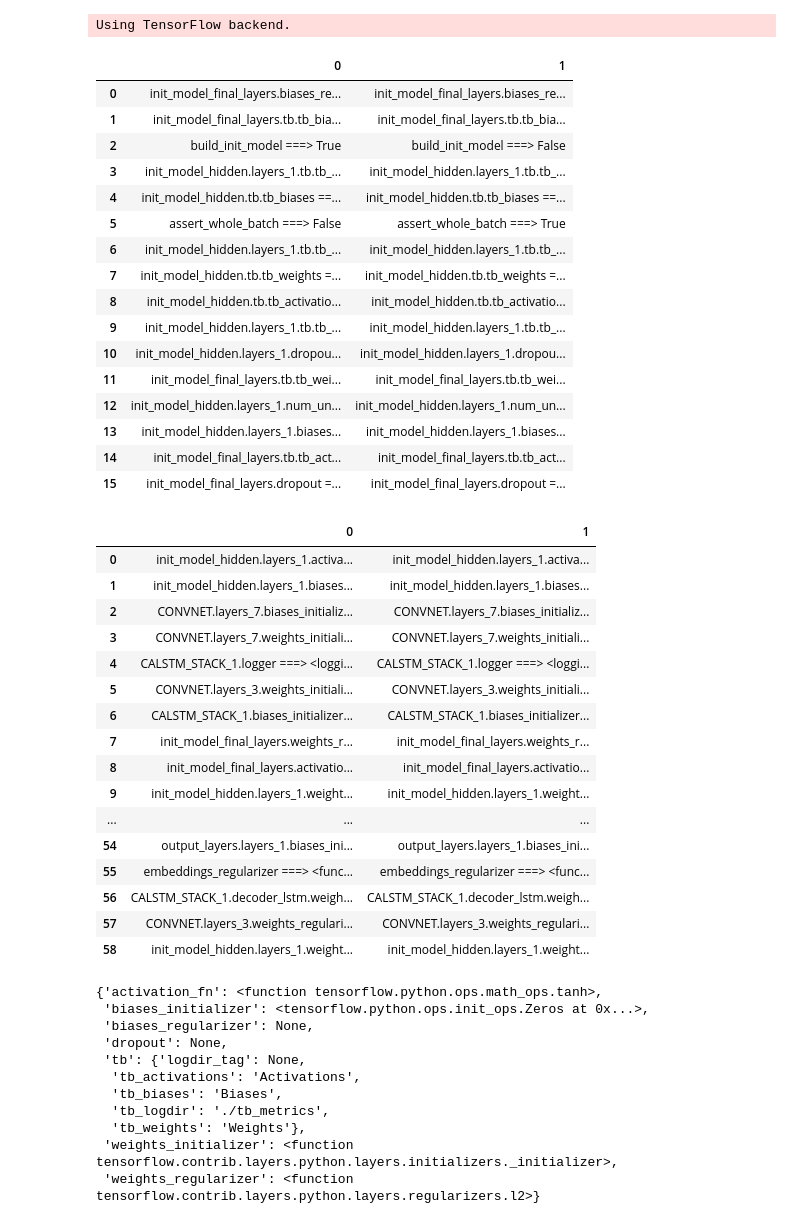
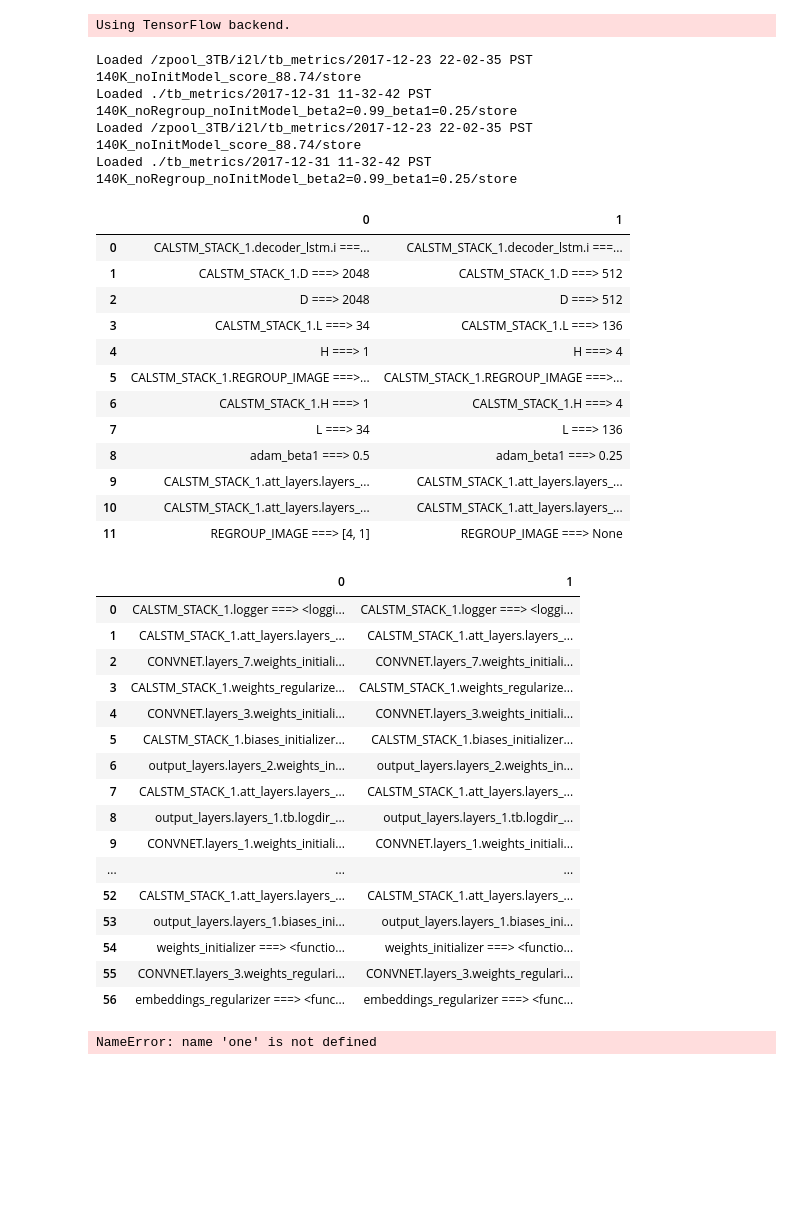
Before and after one commit to untrix/im2latex, a Jupyter notebook: src/diff_params.ipynb, the cells around one changed output. Saved outputs shown, nothing was run; the diff lists cells and outputs as text; code cells hidden in the pictures; blank space fills up the shorter version.

```diff
--- a/src/diff_params.ipynb
+++ b/src/diff_params.ipynb
@@ -33,56 +31,46 @@ one9
 # %%
-diff = DiffParams('/zpool_3TB/i2l/tb_metrics/2017-12-21 02-20-10 PST 140K_data_score_89.0', './tb_metrics/2017-12-23 22-02-35 PST')
+diff = DiffParams('/zpool_3TB/i2l/tb_metrics/2017-12-23 22-02-35 PST 140K_noInitModel_score_88.74/store', './tb_metrics/2017-12-31 11-32-42 PST 140K_noRegroup_noInitModel_beta2=0.99_beta1=0.25/store')
 one, two = diff.get_hyper()
 head, tail = diff.hyper(show=True)
 # head[~head[0].str.contains('CONVNET')]
 # %% [output]
+Loaded /zpool_3TB/i2l/tb_metrics/2017-12-23 22-02-35 PST 140K_noInitModel_score_88.74/store
+Loaded ./tb_metrics/2017-12-31 11-32-42 PST 140K_noRegroup_noInitModel_beta2=0.99_beta1=0.25/store
+Loaded /zpool_3TB/i2l/tb_metrics/2017-12-23 22-02-35 PST 140K_noInitModel_score_88.74/store
+Loaded ./tb_metrics/2017-12-31 11-32-42 PST 140K_noRegroup_noInitModel_beta2=0.99_beta1=0.25/store
 |  | 0 | 1 |
-| 0 | init_model_final_layers.biases_re... | init_model_final_layers.biases_re... |
-| 1 | init_model_final_layers.tb.tb_bia... | init_model_final_layers.tb.tb_bia... |
-| 2 | build_init_model ===> True | build_init_model ===> False |
-| 3 | init_model_hidden.layers_1.tb.tb_... | init_model_hidden.layers_1.tb.tb_... |
-| 4 | init_model_hidden.tb.tb_biases ==... | init_model_hidden.tb.tb_biases ==... |
-| 5 | assert_whole_batch ===> False | assert_whole_batch ===> True |
-| 6 | init_model_hidden.layers_1.tb.tb_... | init_model_hidden.layers_1.tb.tb_... |
-| 7 | init_model_hidden.tb.tb_weights =... | init_model_hidden.tb.tb_weights =... |
-| 8 | init_model_hidden.tb.tb_activatio... | init_model_hidden.tb.tb_activatio... |
-| 9 | init_model_hidden.layers_1.tb.tb_... | init_model_hidden.layers_1.tb.tb_... |
-| 10 | init_model_hidden.layers_1.dropou... | init_model_hidden.layers_1.dropou... |
-| 11 | init_model_final_layers.tb.tb_wei... | init_model_final_layers.tb.tb_wei... |
-| 12 | init_model_hidden.layers_1.num_un... | init_model_hidden.layers_1.num_un... |
-| 13 | init_model_hidden.layers_1.biases... | init_model_hidden.layers_1.biases... |
-| 14 | init_model_final_layers.tb.tb_act... | init_model_final_layers.tb.tb_act... |
-| 15 | init_model_final_layers.dropout =... | init_model_final_layers.dropout =... |
+| 0 | CALSTM_STACK_1.decoder_lstm.i ===... | CALSTM_STACK_1.decoder_lstm.i ===... |
+| 1 | CALSTM_STACK_1.D ===> 2048 | CALSTM_STACK_1.D ===> 512 |
+| 2 | D ===> 2048 | D ===> 512 |
+| 3 | CALSTM_STACK_1.L ===> 34 | CALSTM_STACK_1.L ===> 136 |
+| 4 | H ===> 1 | H ===> 4 |
+| 5 | CALSTM_STACK_1.REGROUP_IMAGE ===>... | CALSTM_STACK_1.REGROUP_IMAGE ===>... |
+| 6 | CALSTM_STACK_1.H ===> 1 | CALSTM_STACK_1.H ===> 4 |
+| 7 | L ===> 34 | L ===> 136 |
+| 8 | adam_beta1 ===> 0.5 | adam_beta1 ===> 0.25 |
+| 9 | CALSTM_STACK_1.att_layers.layers_... | CALSTM_STACK_1.att_layers.layers_... |
+| 10 | CALSTM_STACK_1.att_layers.layers_... | CALSTM_STACK_1.att_layers.layers_... |
+| 11 | REGROUP_IMAGE ===> [4, 1] | REGROUP_IMAGE ===> None |
 |  | 0 | 1 |
-| 0 | init_model_hidden.layers_1.activa... | init_model_hidden.layers_1.activa... |
-| 1 | init_model_hidden.layers_1.biases... | init_model_hidden.layers_1.biases... |
-| 2 | CONVNET.layers_7.biases_initializ... | CONVNET.layers_7.biases_initializ... |
-| 3 | CONVNET.layers_7.weights_initiali... | CONVNET.layers_7.weights_initiali... |
-| 4 | CALSTM_STACK_1.logger ===> <loggi... | CALSTM_STACK_1.logger ===> <loggi... |
-| 5 | CONVNET.layers_3.weights_initiali... | CONVNET.layers_3.weights_initiali... |
-| 6 | CALSTM_STACK_1.biases_initializer... | CALSTM_STACK_1.biases_initializer... |
-| 7 | init_model_final_layers.weights_r... | init_model_final_layers.weights_r... |
-| 8 | init_model_final_layers.activatio... | init_model_final_layers.activatio... |
-| 9 | init_model_hidden.layers_1.weight... | init_model_hidden.layers_1.weight... |
+| 0 | CALSTM_STACK_1.logger ===> <loggi... | CALSTM_STACK_1.logger ===> <loggi... |
+| 1 | CALSTM_STACK_1.att_layers.layers_... | CALSTM_STACK_1.att_layers.layers_... |
+| 2 | CONVNET.layers_7.weights_initiali... | CONVNET.layers_7.weights_initiali... |
+| 3 | CALSTM_STACK_1.weights_regularize... | CALSTM_STACK_1.weights_regularize... |
+| 4 | CONVNET.layers_3.weights_initiali... | CONVNET.layers_3.weights_initiali... |
+| 5 | CALSTM_STACK_1.biases_initializer... | CALSTM_STACK_1.biases_initializer... |
+| 6 | output_layers.layers_2.weights_in... | output_layers.layers_2.weights_in... |
+| 7 | CALSTM_STACK_1.att_layers.layers_... | CALSTM_STACK_1.att_layers.layers_... |
+| 8 | output_layers.layers_1.tb.logdir_... | output_layers.layers_1.tb.logdir_... |
+| 9 | CONVNET.layers_1.weights_initiali... | CONVNET.layers_1.weights_initiali... |
 | ... | ... | ... |
-| 54 | output_layers.layers_1.biases_ini... | output_layers.layers_1.biases_ini... |
-| 55 | embeddings_regularizer ===> <func... | embeddings_regularizer ===> <func... |
-| 56 | CALSTM_STACK_1.decoder_lstm.weigh... | CALSTM_STACK_1.decoder_lstm.weigh... |
-| 57 | CONVNET.layers_3.weights_regulari... | CONVNET.layers_3.weights_regulari... |
-| 58 | init_model_hidden.layers_1.weight... | init_model_hidden.layers_1.weight... |
+| 52 | CALSTM_STACK_1.att_layers.layers_... | CALSTM_STACK_1.att_layers.layers_... |
+| 53 | output_layers.layers_1.biases_ini... | output_layers.layers_1.biases_ini... |
+| 54 | weights_initializer ===> <functio... | weights_initializer ===> <functio... |
+| 55 | CONVNET.layers_3.weights_regulari... | CONVNET.layers_3.weights_regulari... |
+| 56 | embeddings_regularizer ===> <func... | embeddings_regularizer ===> <func... |
 # %%
 (one['init_model_final_layers'])
 # %% [output]
-{'activation_fn': <function tensorflow.python.ops.math_ops.tanh>,
- 'biases_initializer': <tensorflow.python.ops.init_ops.Zeros at 0x...>,
- 'biases_regularizer': None,
- 'dropout': None,
- 'tb': {'logdir_tag': None,
-  'tb_activations': 'Activations',
-  'tb_biases': 'Biases',
-  'tb_logdir': './tb_metrics',
-  'tb_weights': 'Weights'},
- 'weights_initializer': <function tensorflow.contrib.layers.python.layers.initializers._initializer>,
- 'weights_regularizer': <function tensorflow.contrib.layers.python.layers.regularizers.l2>}
+NameError: name 'one' is not defined
 # %%
 two['build_init_model']
```
Also changed, not shown: parts of 3 cells of this notebook, 5 other files.
